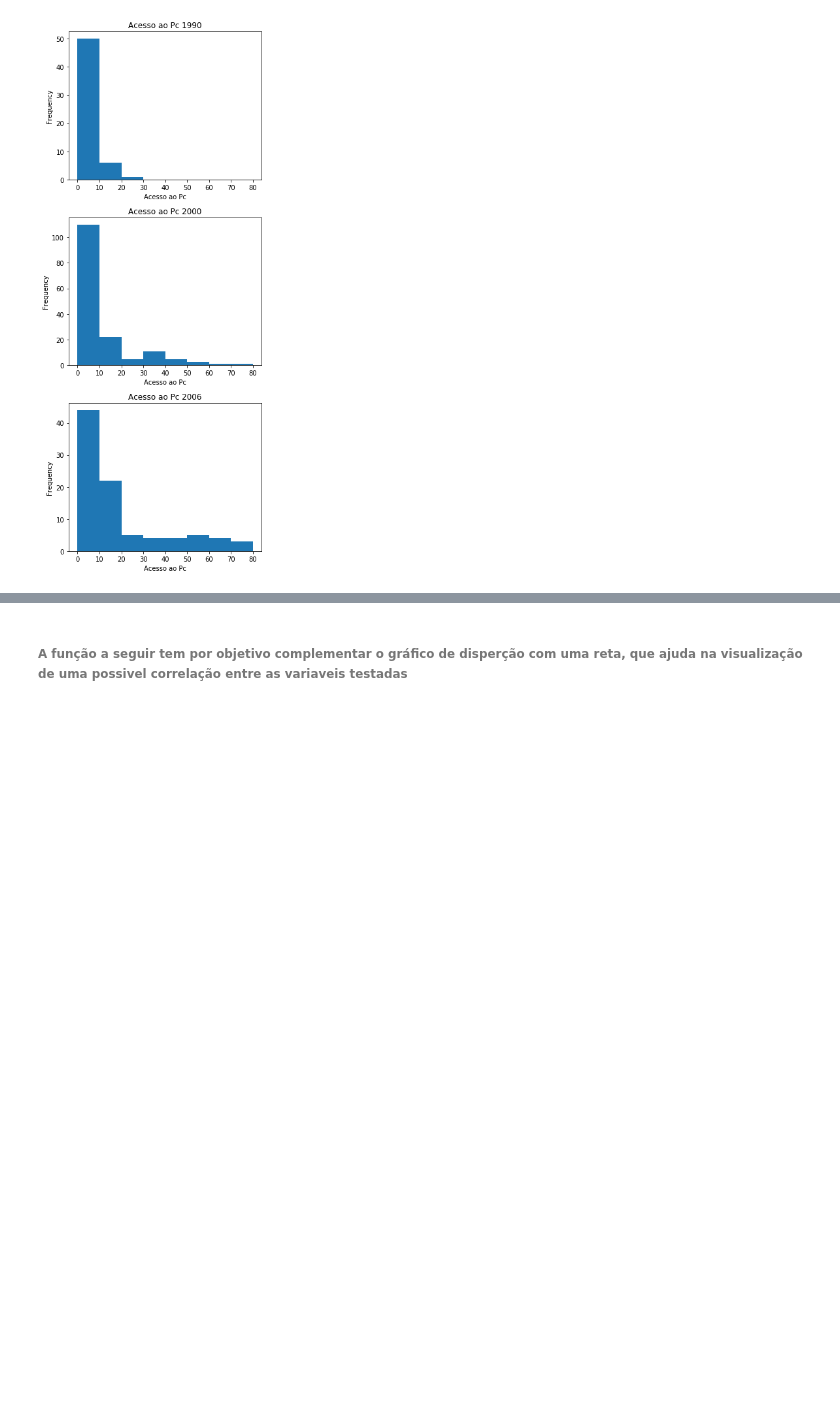
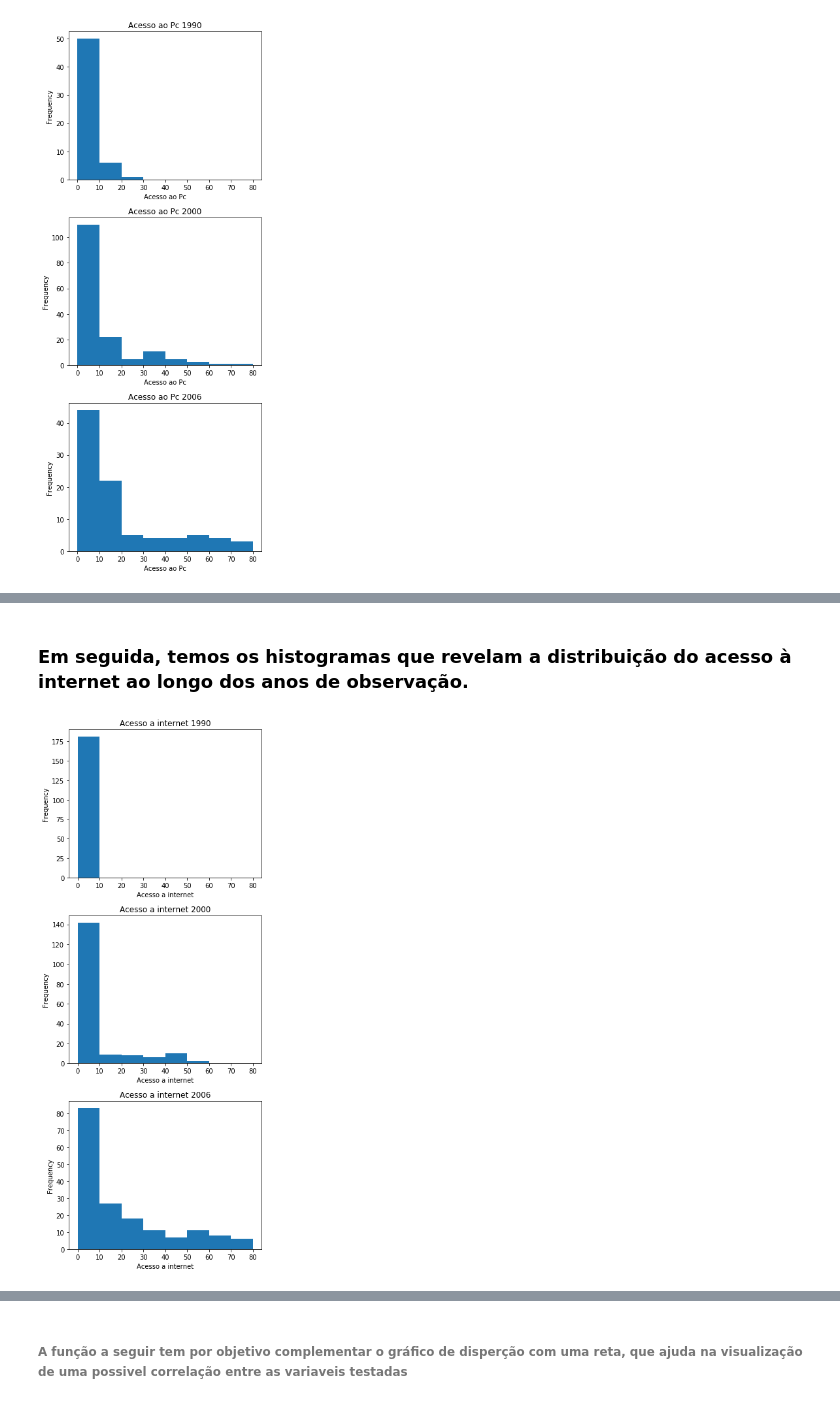
Before and after one commit to lucaslealvale/CD_2018, a Jupyter notebook: Projeto1.ipynb, the cells around one changed output, grey strips where cells are left out. Drawn from its saved outputs; the diff is of its cells as text; code cells hidden in the pictures; blank space fills up the shorter version.

```diff
--- a/Projeto1.ipynb
+++ b/Projeto1.ipynb
@@ -137 +139,25 @@ plt.show()
+# %% [markdown]
+### Em seguida, temos os histogramas que revelam a distribuição do acesso à internet  ao longo dos anos de observação.
+# %%
+fig = plt.figure(figsize=(5,12))
+
+plt.subplot(311)
+df['1990_Int'].plot.hist(bins=faixas)
+plt.xlabel('Acesso a internet')
+plt.title('Acesso a internet 1990')
+
+plt.subplot(312)
+df['2000_Int'].plot.hist(bins=faixas)
+plt.xlabel('Acesso a internet')
+plt.title('Acesso a internet 2000')
+
+plt.subplot(313)
+df['2006_Int'].plot.hist(bins=faixas)
+plt.xlabel('Acesso a internet')
+plt.title('Acesso a internet 2006')
+
+plt.tight_layout()
+plt.show()
+# %% [output]
+[figure, added]
 # %% [markdown]
```
Also changed, not shown: parts of 17 cells of this notebook.
